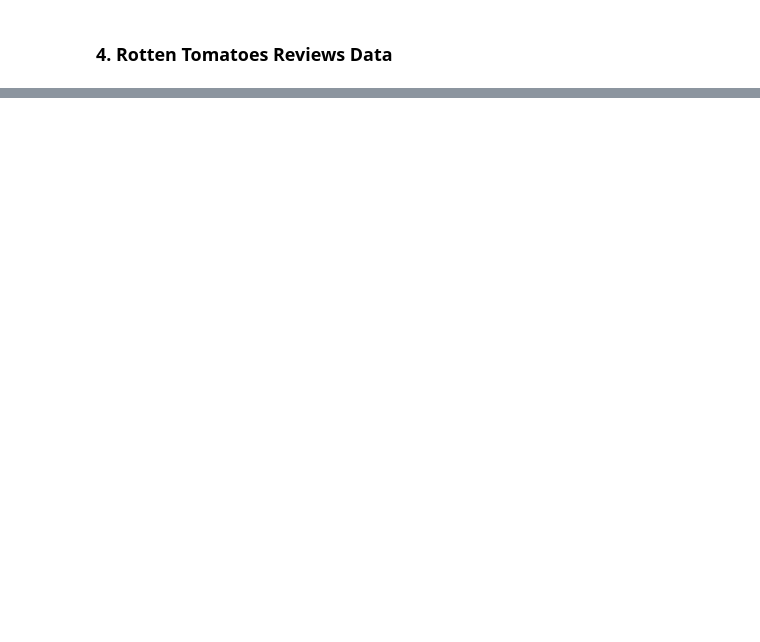
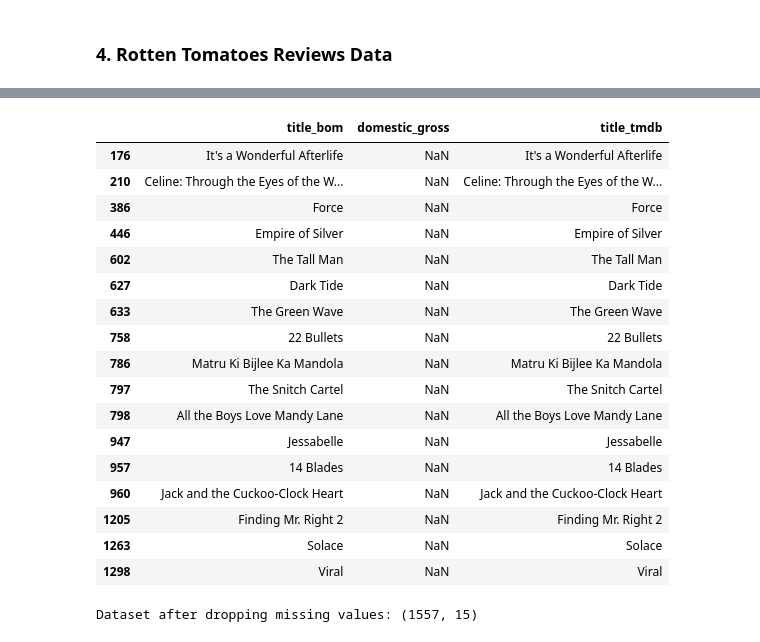
Before and after one commit to blexolonde/dsc-phase-2-FilmForecast, a Jupyter notebook: data_leaning.ipynb, the cells around one changed output, grey strips where cells are left out. Cells and saved outputs as stored; diff of their text form; code cells hidden in the pictures; blank space fills up the shorter version.

```diff
--- a/data_leaning.ipynb
+++ b/data_leaning.ipynb
@@ -419,0 +568,5 @@ None
+# %%
+#Remove duplicates:
+bom_gross.drop_duplicates(subset='title_normalized', inplace=True)
+tn_budgets.drop_duplicates(subset='title_normalized', inplace=True)
+tmdb_movies.drop_duplicates(subset='title_normalized', inplace=True)
@@ -419,0 +575,4 @@ None
+# %%
+#Join bom_gross and tmdb_movies
+bom_tmdb_merged = pd.merge(bom_gross, tmdb_movies, on='title_normalized', how='inner', suffixes=('_bom', '_tmdb'))
+print(f"bom_tmdb_merged shape: {bom_tmdb_merged.shape}")
@@ -419,0 +600,29 @@ None
+# %%
+#Inspect Missing domestic_gross Data
+missing_domestic = bom_tmdb_merged[bom_tmdb_merged['domestic_gross'].isna()]
+display(missing_domestic[['title_bom', 'domestic_gross', 'title_tmdb']])
+# %% [output]
+|  | title_bom | domestic_gross | title_tmdb |
+| 176 | It's a Wonderful Afterlife | NaN | It's a Wonderful Afterlife |
+| 210 | Celine: Through the Eyes of the W... | NaN | Celine: Through the Eyes of the W... |
+| 386 | Force | NaN | Force |
+| 446 | Empire of Silver | NaN | Empire of Silver |
+| 602 | The Tall Man | NaN | The Tall Man |
+| 627 | Dark Tide | NaN | Dark Tide |
+| 633 | The Green Wave | NaN | The Green Wave |
+| 758 | 22 Bullets | NaN | 22 Bullets |
+| 786 | Matru Ki Bijlee Ka Mandola | NaN | Matru Ki Bijlee Ka Mandola |
+| 797 | The Snitch Cartel | NaN | The Snitch Cartel |
+| 798 | All the Boys Love Mandy Lane | NaN | All the Boys Love Mandy Lane |
+| 947 | Jessabelle | NaN | Jessabelle |
+| 957 | 14 Blades | NaN | 14 Blades |
+| 960 | Jack and the Cuckoo-Clock Heart | NaN | Jack and the Cuckoo-Clock Heart |
+| 1205 | Finding Mr. Right 2 | NaN | Finding Mr. Right 2 |
+| 1263 | Solace | NaN | Solace |
+| 1298 | Viral | NaN | Viral |
+# %%
+#Drop  Missing domestic_gross
+bom_tmdb_merged = bom_tmdb_merged[bom_tmdb_merged['domestic_gross'].notna()]
+print(f"Dataset after dropping missing values: {bom_tmdb_merged.shape}")
+# %% [output]
+Dataset after dropping missing values: (1557, 15)
```
Also changed, not shown: parts of 30 cells of this notebook.
